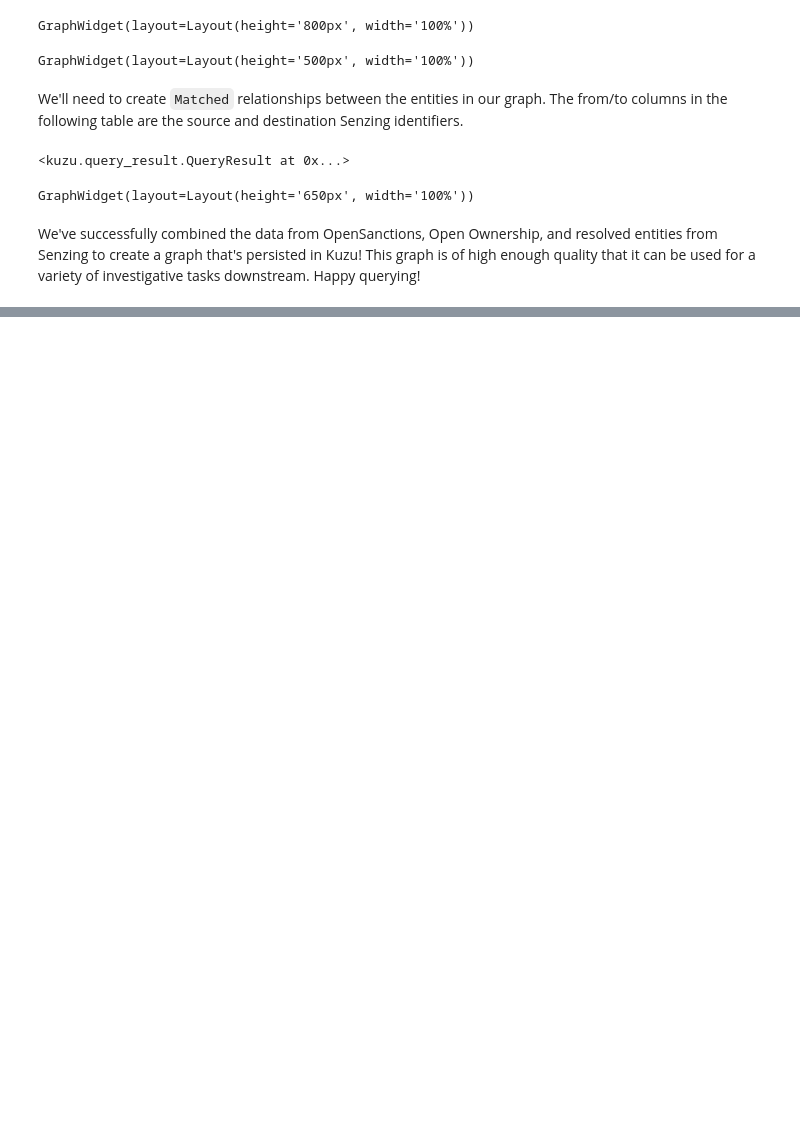
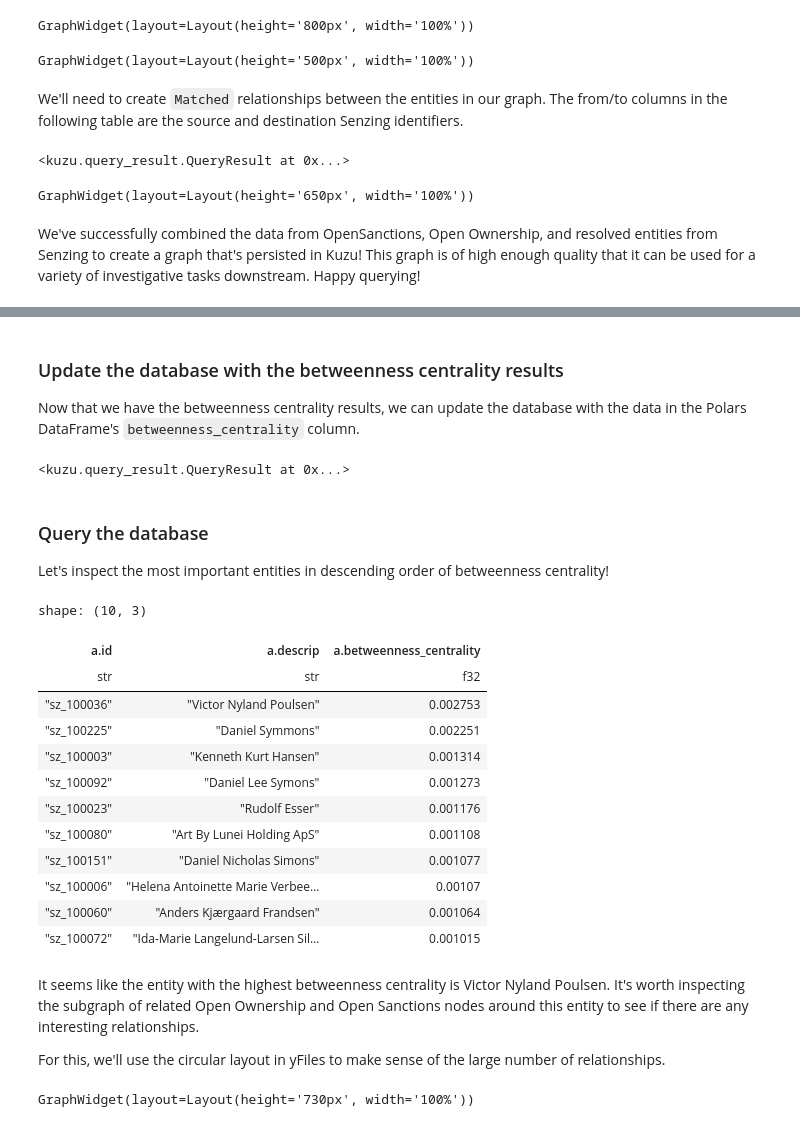
Before and after one commit to kuzudb/entity-resolved-kg-senzing-kuzu, a Jupyter notebook: create_graph.ipynb, the cells around one changed output, grey strips where cells are left out. Saved outputs shown, nothing was run; the diff lists cells and outputs as text; code cells hidden in the pictures; blank space fills up the shorter version.

Commit message:
Add networkx graph algorithm analysis

```diff
--- a/create_graph.ipynb
+++ b/create_graph.ipynb
@@ -267,0 +323,65 @@ This graph is of high enough quality that it can be used for a variety of invest
+# %% [markdown]
+### Update the database with the betweenness centrality results
+
+Now that we have the betweenness centrality results, we can update the database with the data in the Polars DataFrame's `betweenness_centrality` column.
+# %%
+conn.execute(
+    f"""
+    LOAD FROM df
+    MERGE (s1:Entity {{id: id}})
+    SET s1.betweenness_centrality = betweenness_centrality
+    MERGE (s2:OpenSanctions {{id: id}})
+    SET s2.betweenness_centrality = betweenness_centrality
+    MERGE (s3:OpenOwnership {{id: id}})
+    SET s3.betweenness_centrality = betweenness_centrality
+    """
+)
+# %% [output]
+<kuzu.query_result.QueryResult at 0x...>
+# %% [markdown]
+### Query the database
+
+Let's inspect the most important entities in descending order of betweenness centrality!
+# %%
+
+
+# Query the database
+
+res = conn.execute(
+    """
+    MATCH (a:Entity)
+    RETURN a.id, a.descrip, a.betweenness_centrality
+    ORDER BY a.betweenness_centrality DESC
+    LIMIT 10
+    """
+)
+res.get_as_pl()  # type: ignore
+# %% [output]
+shape: (10, 3)
+| a.id | a.descrip | a.betweenness_centrality |
+| str | str | f32 |
+| "sz_100036" | "Victor Nyland Poulsen" | 0.002753 |
+| "sz_100225" | "Daniel Symmons" | 0.002251 |
+| "sz_100003" | "Kenneth Kurt Hansen" | 0.001314 |
+| "sz_100092" | "Daniel Lee Symons" | 0.001273 |
+| "sz_100023" | "Rudolf Esser" | 0.001176 |
+| "sz_100080" | "Art By Lunei Holding ApS" | 0.001108 |
+| "sz_100151" | "Daniel Nicholas Simons" | 0.001077 |
+| "sz_100006" | "Helena Antoinette Marie Verbee… | 0.00107 |
+| "sz_100060" | "Anders Kjærgaard Frandsen" | 0.001064 |
+| "sz_100072" | "Ida-Marie Langelund-Larsen Sil… | 0.001015 |
+# %% [markdown]
+It seems like the entity with the highest betweenness centrality is Victor Nyland Poulsen. It's worth inspecting the subgraph of related Open Ownership and Open Sanctions nodes around this entity to see if there are any interesting relationships.
+
+For this, we'll use the circular layout in yFiles to make sense of the large number of relationships.
+# %%
+g.show_cypher(
+    """
+    MATCH (a:Entity)-[b *1..4]->(c)
+    WHERE a.id = "sz_100036"
+    RETURN * LIMIT 200;
+    """,
+    layout="circular"
+)
+# %% [output]
+GraphWidget(layout=Layout(height='730px', width='100%'))
```
Also changed, not shown: parts of 8 cells of this notebook, 3 other files.
